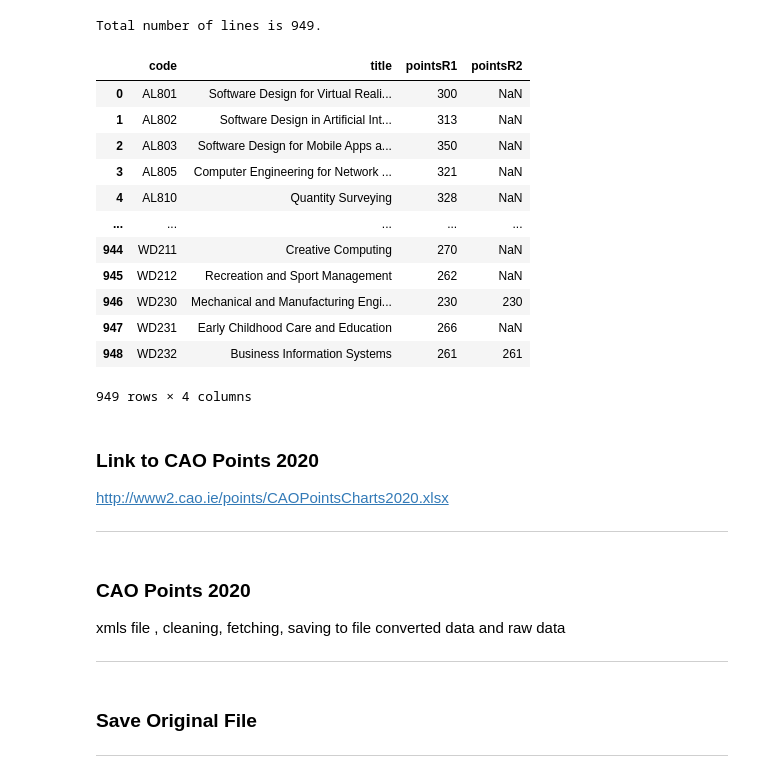
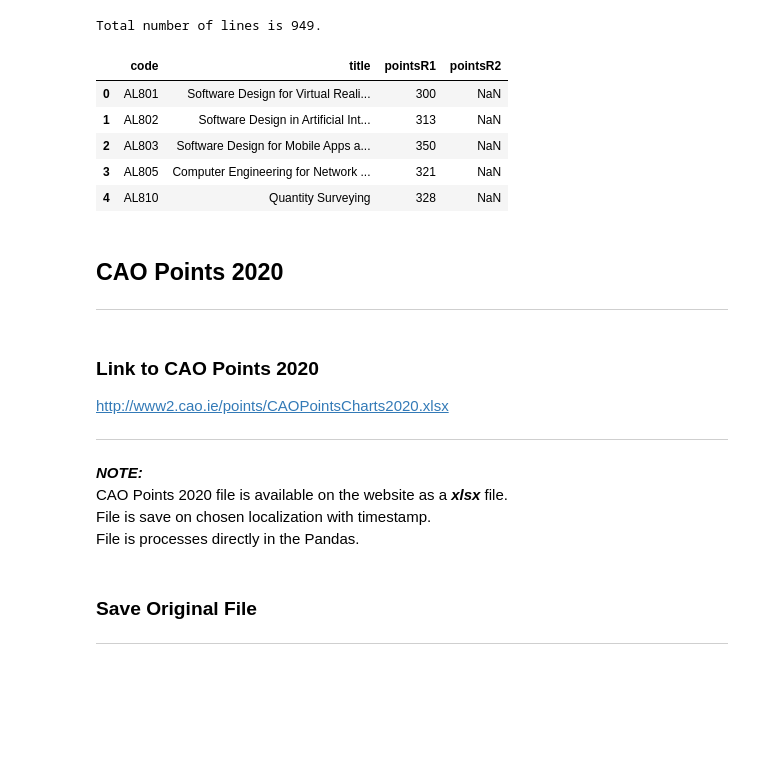
Before and after one commit to DracoNibilis/CAO_Points_Analysis, a Jupyter notebook: cao.ipynb, the cells around one changed output. Cells and saved outputs as stored; diff of their text form; code cells hidden in the pictures; blank space fills up the shorter version.

Commit message:
cleaning

```diff
--- a/cao.ipynb
+++ b/cao.ipynb
@@ -111,20 +117,17 @@ Total number of lines is 949.
 df2021 = pd.read_csv(path2021, encoding='cp1252')
 # %%
-df2021
+# Show first 5 rows of data.
+df2021.head()
 # %% [output]
 |  | code | title | pointsR1 | pointsR2 |
 | 0 | AL801 | Software Design for Virtual Reali... | 300 | NaN |
 | 1 | AL802 | Software Design in Artificial Int... | 313 | NaN |
 | 2 | AL803 | Software Design for Mobile Apps a... | 350 | NaN |
 | 3 | AL805 | Computer Engineering for Network ... | 321 | NaN |
 | 4 | AL810 | Quantity Surveying | 328 | NaN |
-| ... | ... | ... | ... | ... |
-| 944 | WD211 | Creative Computing | 270 | NaN |
-| 945 | WD212 | Recreation and Sport Management | 262 | NaN |
-| 946 | WD230 | Mechanical and Manufacturing Engi... | 230 | 230 |
-| 947 | WD231 | Early Childhood Care and Education | 266 | NaN |
-| 948 | WD232 | Business Information Systems | 261 | 261 |
-949 rows × 4 columns
+# %% [markdown]
+## CAO Points 2020
+***
 # %% [markdown]
 ### Link to CAO Points 2020
 
@@ -132,11 +135,10 @@ http://www2.cao.ie/points/CAOPointsCharts2020.xlsx
 
 ***
 # %% [markdown]
-### CAO Points 2020
-
-xmls file , cleaning, fetching,  saving to file converted data and raw data
-
-***
+***NOTE:***<br>
+CAO Points 2020 file is available on the website as a ***xlsx*** file.<br>
+File is save on chosen localization with timestamp.<br>
+File is processes directly in the Pandas.
 # %% [markdown]
 ### Save Original File
 ***
```
Also changed, not shown: parts of 66 cells of this notebook, 20 other files.
